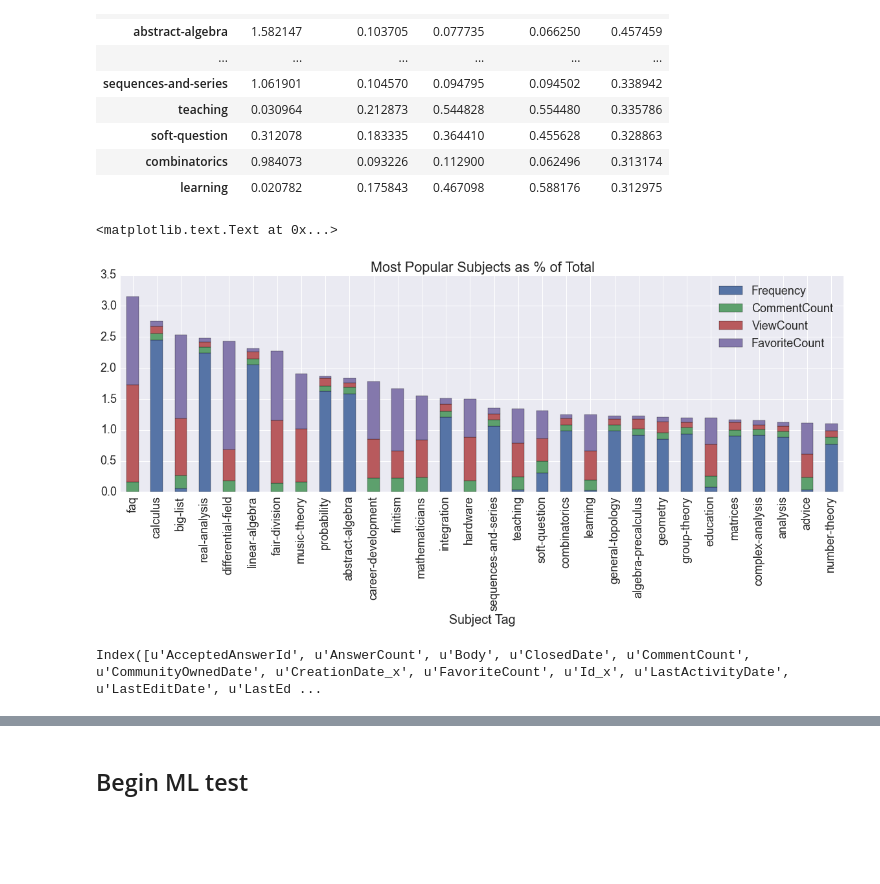
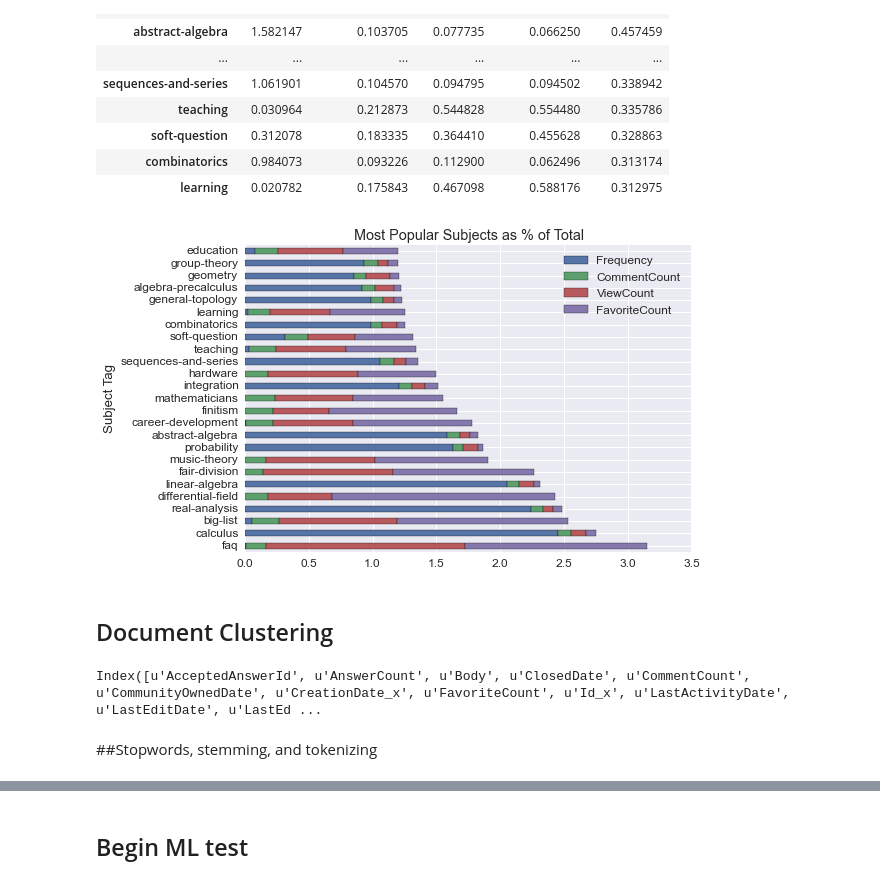
Before and after one commit to jaclynweiser/DS3-Project-Kojak, a Jupyter notebook: Project_Kojak_StackExchange.ipynb, the cells around one changed output, grey strips where cells are left out. Drawn from its saved outputs; the diff is of its cells as text; code cells hidden in the pictures; blank space fills up the shorter version.

```diff
--- a/Project_Kojak_StackExchange.ipynb
+++ b/Project_Kojak_StackExchange.ipynb
@@ -91,11 +88,8 @@ counts4.head(30)
 | 171192 | Turkey | 102 |
 # %%
 # Who are the users of the Math Forum?
-import matplotlib.pyplot as plt
-%matplotlib inline
-import seaborn as sns
-sns.set(font_scale=2)
-sns.set_context(rc={"figure.figsize": (20, 6)})
 sns.set_palette("deep", desat=.8)
+sns.set(font_scale=2.0)
+sns.set_context(rc={"figure.figsize": (20, 10)})
 ax = counts4[0:20].plot(x='Location', y='Counter',kind='bar',colormap='jet',title='Top 20 User Locations',legend=False)
 # %% [output]
@@ -236,11 +237,11 @@ postdata.CommentCount = postdata.CommentCount.fillna(0)
 postdata.ViewCount = postdata.ViewCount.fillna(0)
 postdata.BodyLength = postdata.BodyLength.fillna(0)
 # %%
-import pickle
-with open('StackOverflowPostData.pkl', 'w') as picklefile:
-    pickle.dump(postdata, picklefile)
-with open('StackOverflowTopicFreqs.pkl', 'w') as picklefile:
-    pickle.dump(uniquetags, picklefile)
+# import pickle
+# with open('StackOverflowPostData.pkl', 'w') as picklefile:
+#     pickle.dump(postdata, picklefile)
+# with open('StackOverflowTopicFreqs.pkl', 'w') as picklefile:
+#     pickle.dump(uniquetags, picklefile)
 # %% [markdown]
 ###Import pickled xml to dataframe
 # %%
@@ -330,5 +306,3 @@ tagstats2.head()
 tagstats2.LongevitySeconds = tagstats2.LongevitySeconds/3600.0
 # %%
 tagstats2.columns = ['AnswerCount','BodyLength','CommentCount','FavoriteCount','LongevityHours','ViewCount','Frequency']
-# %%
-tagstats2.sort(columns='LongevityHours',ascending=False,inplace=True)
@@ -406,11 +382,12 @@ toptopics2[1:21]
 | learning | 0.020782 | 0.175843 | 0.467098 | 0.588176 | 0.312975 |
 # %%
 toptopics3 = toptopics2[['Frequency','CommentCount','ViewCount','FavoriteCount']]
-sns.set(font_scale=1.8)
-sns.set_context(rc={"figure.figsize": (20, 6)})
+sns.set(font_scale=1.2)
 sns.set_palette("deep", desat=.8)
-ax = toptopics3[1:31].plot(kind='bar',stacked=True,title='Most Popular Subjects as % of Total',rot=90)
-ax.set_xlabel("Subject Tag")
+ax = toptopics3[1:26].plot(kind='barh',stacked=True,title='Most Popular Subjects as % of Total',rot=0)
+ax.set_ylabel("Subject Tag",rotation = 90)
+sns.set_context(rc={"figure.figsize": (8, 20),'figure.facecolor':'cornflowerblue'})
 # %% [output]
-<matplotlib.text.Text at 0x...>
-[figure, old version]
+[figure, new version]
+# %% [markdown]
+## Document Clustering
@@ -418,3 +410,5 @@ ax.set_xlabel("Subject Tag")
 postdata.columns
 # %% [output]
 Index([u'AcceptedAnswerId', u'AnswerCount', u'Body', u'ClosedDate', u'CommentCount', u'CommunityOwnedDate', u'CreationDate_x', u'FavoriteCount', u'Id_x', u'LastActivityDate', u'LastEditDate', u'LastEd ...
+# %% [markdown]
+##Stopwords, stemming, and tokenizing
```
Also changed, not shown: parts of 57 cells of this notebook.
